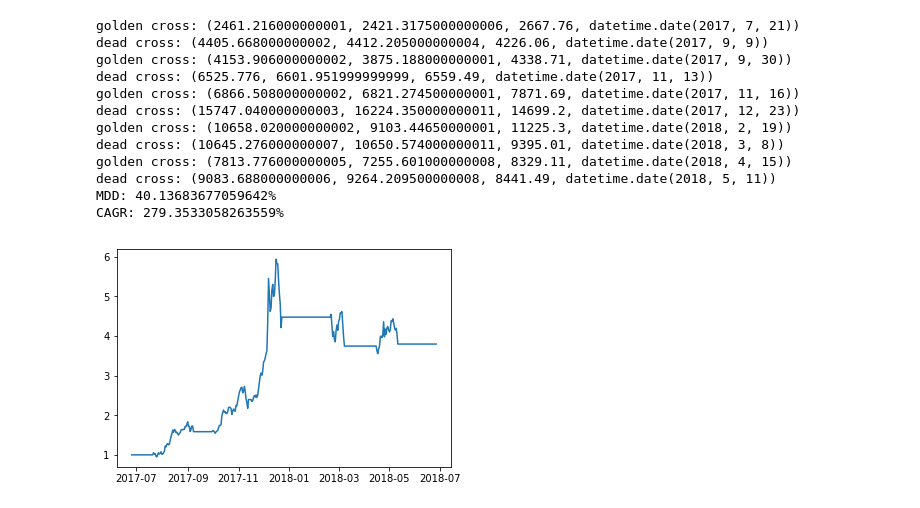
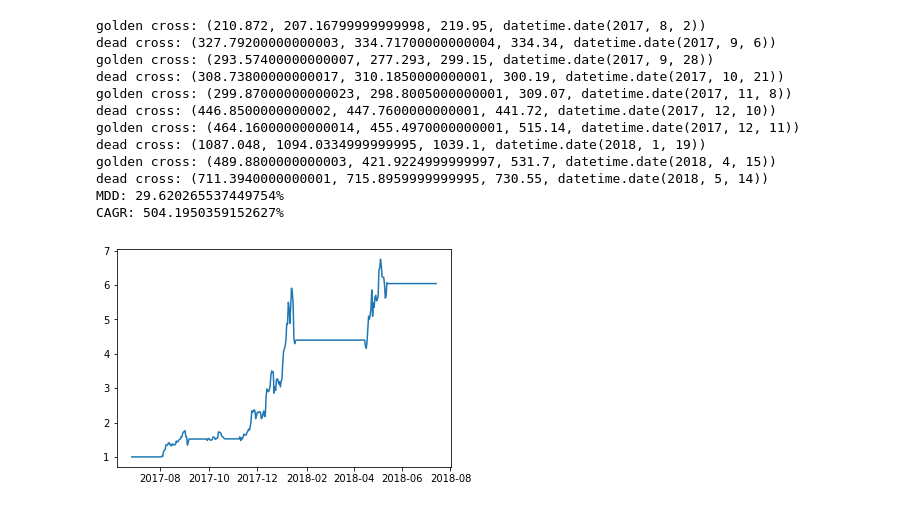
Before and after one commit to love-adela/bohemianbinary-blog, a Jupyter notebook: Ethereum_MDD_CAGR.ipynb, the cells around one changed output. Cells and saved outputs as stored; diff of their text form; code cells hidden in the pictures.

```diff
--- a/Ethereum_MDD_CAGR.ipynb
+++ b/Ethereum_MDD_CAGR.ipynb
@@ -11,7 +11,7 @@ import pandas as pd
 # Strategy1 : golden cross와 dead cross를 활용 - ma5와 ma20 비교
 # import math
 
-(index, origin) = ethereum_repository.get_data_as_lists()
+(index, origin) = coin_repository.CoinRepository('ETH').get_data_as_lists()
 data = {}
 new_index = index
 close_series = pd.Series(origin['close'], new_index)
@@ -86,7 +86,7 @@ CAGR: 208.88021073467766%
 # %%
 # import math
 
-(index, origin) = ethereum_repository.get_data_as_lists()
+(index, origin) = coin_repository.CoinRepository('ETH').get_data_as_lists()
 data = {}
 new_index = index
 close_series = pd.Series(origin['close'], new_index)
@@ -115,46 +115,46 @@ for tuple in zip(data['ma5'], data['ma20'], origin['close'], index):
         print(f"dead cross: {tuple}")
         bought = False
         benefits.append(benefits[-1] * (close_price / previous_close))
     else:
         if len(benefits) == 0:
             benefits.append(1)
         elif bought:
             benefits.append(benefits[-1] * (close_price / previous_close))
         else:
             benefits.append(benefits[-1])
 
 
     if (benefits[-1] > max_benefit):
         max_benefit = benefits[-1]
 
     drawdowns.append(1 - (benefits[-1] / max_benefit))
 
     previous_ma5 = ma5_price
     previous_ma20 = ma20_price
     previous_close = close_price
 
 df = pd.Series(benefits, index)
 df.plot()
 
 # df = pd.Series(drawdowns, index)
 # df.plot()
 
 print(f"MDD: {max(drawdowns) * 100}%")
 print(f"CAGR: {(benefits[-1] - 1) * 100}%")
 # %% [output]
-golden cross: (2461.216000000001, 2421.3175000000006, 2667.76, datetime.date(2017, 7, 21))
-dead cross: (4405.668000000002, 4412.205000000004, 4226.06, datetime.date(2017, 9, 9))
-golden cross: (4153.906000000002, 3875.188000000001, 4338.71, datetime.date(2017, 9, 30))
-dead cross: (6525.776, 6601.951999999999, 6559.49, datetime.date(2017, 11, 13))
-golden cross: (6866.508000000002, 6821.274500000001, 7871.69, datetime.date(2017, 11, 16))
-dead cross: (15747.040000000003, 16224.350000000011, 14699.2, datetime.date(2017, 12, 23))
-golden cross: (10658.020000000002, 9103.44650000001, 11225.3, datetime.date(2018, 2, 19))
-dead cross: (10645.276000000007, 10650.574000000011, 9395.01, datetime.date(2018, 3, 8))
-golden cross: (7813.776000000005, 7255.601000000008, 8329.11, datetime.date(2018, 4, 15))
-dead cross: (9083.688000000006, 9264.209500000008, 8441.49, datetime.date(2018, 5, 11))
-MDD: 40.13683677059642%
-CAGR: 279.3533058263559%
+golden cross: (210.872, 207.16799999999998, 219.95, datetime.date(2017, 8, 2))
+dead cross: (327.79200000000003, 334.71700000000004, 334.34, datetime.date(2017, 9, 6))
+golden cross: (293.57400000000007, 277.293, 299.15, datetime.date(2017, 9, 28))
+dead cross: (308.73800000000017, 310.1850000000001, 300.19, datetime.date(2017, 10, 21))
+golden cross: (299.87000000000023, 298.8005000000001, 309.07, datetime.date(2017, 11, 8))
+dead cross: (446.8500000000002, 447.7600000000001, 441.72, datetime.date(2017, 12, 10))
+golden cross: (464.16000000000014, 455.4970000000001, 515.14, datetime.date(2017, 12, 11))
+dead cross: (1087.048, 1094.0334999999995, 1039.1, datetime.date(2018, 1, 19))
+golden cross: (489.8800000000003, 421.9224999999997, 531.7, datetime.date(2018, 4, 15))
+dead cross: (711.3940000000001, 715.8959999999995, 730.55, datetime.date(2018, 5, 14))
+MDD: 29.620265537449754%
+CAGR: 504.1950359152627%
-[figure, old version]
+[figure, new version]
 # %%
 # import math
 
```
Also changed, not shown: parts of 5 cells of this notebook, 17 other files.
